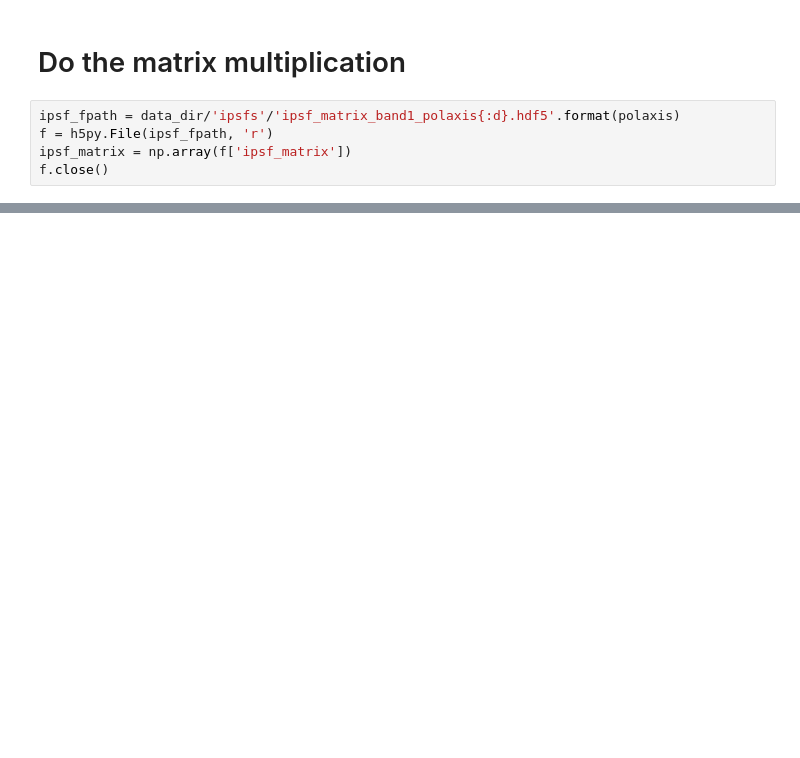
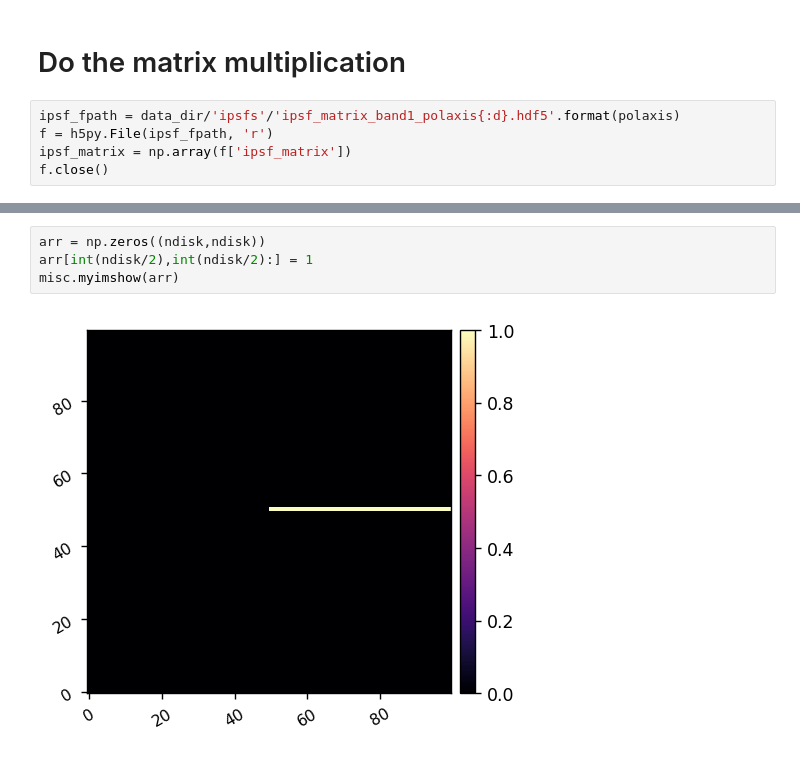
Before and after one commit to kian1377/disk-processing, a Jupyter notebook: band1_run_disk_simulation.ipynb, the cells around one changed output, grey strips where cells are left out. Drawn from its saved outputs; the diff is of its cells as text; blank space fills up the shorter version.

```diff
--- a/band1_run_disk_simulation.ipynb
+++ b/band1_run_disk_simulation.ipynb
@@ -86,0 +86,6 @@ misc.myimshow2(disk_sim, disk_sim, lognorm1=False, lognorm2=False,
+# %%
+arr = np.zeros((ndisk,ndisk))
+arr[int(ndisk/2),int(ndisk/2):] = 1
+misc.myimshow(arr)
+# %% [output]
+[figure, added]
```
Also changed, not shown: parts of 5 cells of this notebook.
